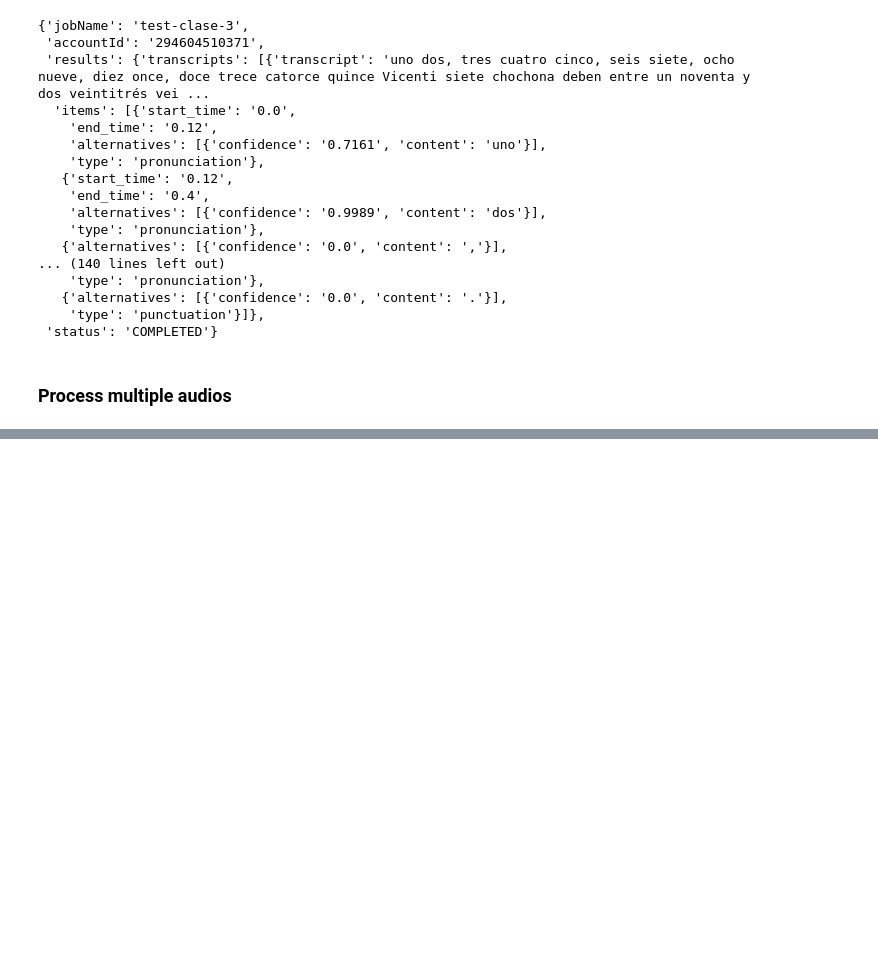
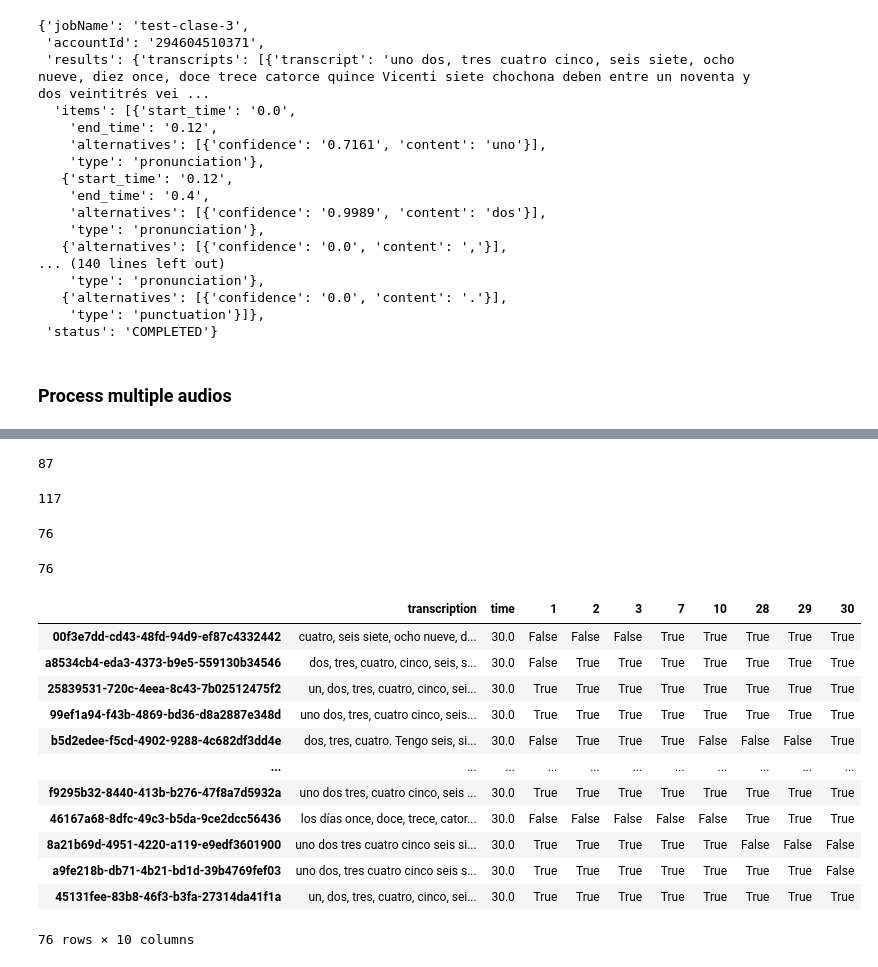
Before and after one commit to DanielGMedina/smart-dyspnea-ml, a Jupyter notebook: aws_transcribe.ipynb, the cells around one changed output, grey strips where cells are left out. Saved outputs shown, nothing was run; the diff lists cells and outputs as text; code cells hidden in the pictures; blank space fills up the shorter version.

```diff
--- a/aws_transcribe.ipynb
+++ b/aws_transcribe.ipynb
@@ -390,0 +382,6 @@ df
+# %%
+len(ids)
+# %% [output]
+87
+# %%
+transcribe_jobs = []
@@ -390,0 +402,58 @@ df
+# %%
+match_jobs = [job[:-1] for job in transcribe_jobs if job[:-1] in ids]
+# %%
+len(match_jobs)
+# %% [output]
+117
+# %%
+job_audios_processed = set(match_jobs)
+# %%
+len(job_audios_processed)
+# %% [output]
+76
+# %%
+result = {}
+for job in job_audios_processed:
+
+    if job+'5' in transcribe_jobs:
+        response = transcribe_client.get_transcription_job(
+            TranscriptionJobName=job+'5'
+        )
+
+        output = requests.get(response["TranscriptionJob"]["Transcript"]["TranscriptFileUri"]).json()
+
+        items = [item['alternatives'][0]['content'].lower() for item in output['results']['items']]
+
+        result[job] = {
+            'transcription': output['results']['transcripts'][0]['transcript'],
+            'time': 30.0,
+            '1': 'uno' in items or 'un' in items,
+            '2': 'dos' in items,
+            '3': 'tres' in items,
+            '7': 'siete' in items,
+            '10': 'diez' in items,
+            '28': 'veintiocho' in items,
+            '29': 'veintinueve' in items,
+            '30': 'treinta' in items
+        }
+# %%
+len(result)
+# %% [output]
+76
+# %%
+df = pd.DataFrame.from_dict(result, orient='index')
+df
+# %% [output]
+|  | transcription | time | 1 | 2 | 3 | 7 | 10 | 28 | 29 | 30 |
+| 00f3e7dd-cd43-48fd-94d9-ef87c4332442 | cuatro, seis siete, ocho nueve, d... | 30.0 | False | False | False | True | True | True | True | True |
+| a8534cb4-eda3-4373-b9e5-559130b34546 | dos, tres, cuatro, cinco, seis, s... | 30.0 | False | True | True | True | True | True | True | True |
+| 25839531-720c-4eea-8c43-7b02512475f2 | un, dos, tres, cuatro, cinco, sei... | 30.0 | True | True | True | True | True | True | True | True |
+| 99ef1a94-f43b-4869-bd36-d8a2887e348d | uno dos, tres, cuatro cinco, seis... | 30.0 | True | True | True | True | True | True | True | True |
+| b5d2edee-f5cd-4902-9288-4c682df3dd4e | dos, tres, cuatro. Tengo seis, si... | 30.0 | False | True | True | True | False | False | False | True |
+| ... | ... | ... | ... | ... | ... | ... | ... | ... | ... | ... |
+| f9295b32-8440-413b-b276-47f8a7d5932a | uno dos tres, cuatro cinco, seis ... | 30.0 | True | True | True | True | True | True | True | True |
+| 46167a68-8dfc-49c3-b5da-9ce2dcc56436 | los días once, doce, trece, cator... | 30.0 | False | False | False | False | False | True | True | True |
+| 8a21b69d-4951-4220-a119-e9edf3601900 | uno dos tres cuatro cinco seis si... | 30.0 | True | True | True | True | True | False | False | False |
+| a9fe218b-db71-4b21-bd1d-39b4769fef03 | uno dos, tres cuatro cinco seis s... | 30.0 | True | True | True | True | True | True | True | False |
+| 45131fee-83b8-46f3-b3fa-27314da41f1a | un, dos, tres, cuatro, cinco, sei... | 30.0 | True | True | True | True | True | True | True | True |
+76 rows × 10 columns
```
Also changed, not shown: parts of 8 cells of this notebook, 15 other files.
